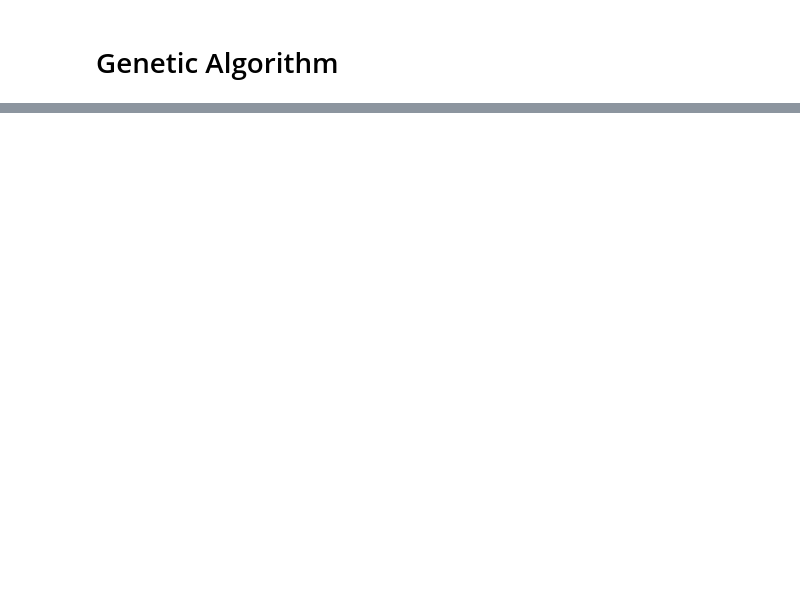
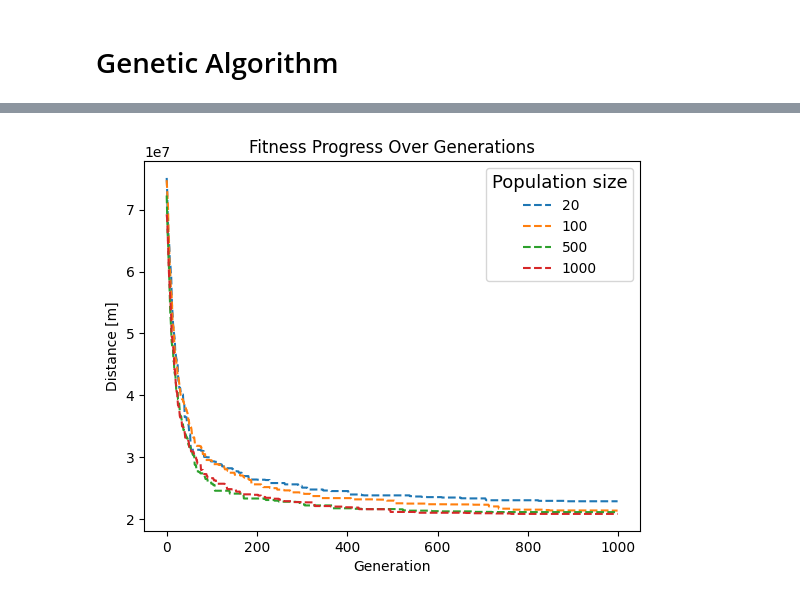
Before and after one commit to andreoniriccardo/TSP-app, a Jupyter notebook: development/TSP_tests.ipynb, the cells around one changed output, grey strips where cells are left out. Saved outputs shown, nothing was run; the diff lists cells and outputs as text; code cells hidden in the pictures; blank space fills up the shorter version.

Commit message:
results

```diff
--- a/development/TSP_tests.ipynb
+++ b/development/TSP_tests.ipynb
@@ -128,7 +130,10 @@ landmarks_test = [
 landmarks_distances = {}
 landmarks_durations = {}
 
-for (city_1, city_2) in combinations(landmarks_test, 2):
+for i, (city_1, city_2) in enumerate(combinations(landmarks_50, 2)):
+    if i % 100 == 0:
+        print("Combination", i)
+
     try:
         travel_data = maps.distance_matrix(origins=[city_1],
                                             destinations=[city_2],
@@ -147,8 +166,8 @@ for (city_1, city_2) in combinations(landmarks_test, 2):
 # %%
 # Save travel data to files
-with open('landmarks_distances.pickle', 'wb') as f:
+with open('landmarks50_distances.pickle', 'wb') as f:
     pickle.dump(landmarks_distances, f)
-with open('landmarks_durations.pickle', 'wb') as f:
+with open('landmarks50_durations.pickle', 'wb') as f:
     pickle.dump(landmarks_durations, f)
 # %%
 # Load travel data from files
@@ -372,7 +342,7 @@ print(idx_1, idx_2)
 # %%
-final_population = run_genetic_algorithm(landmarks_test, landmarks_distances, landmarks_durations,
+final_population, fitness_history = run_genetic_algorithm(landmarks_50, landmarks_distances, landmarks_durations,
                                         population_size=100,
-                                        max_generations=1000,
+                                        max_generations=100,
                                         evaluation_kind='distance')
 # %% [output]
 The best solution of generation 0 is:
@@ -454,0 +365,9 @@ i
+# %%
+pop_sizes = [20, 100, 500, 1000]
+results = {}
+for pop_size_i in pop_sizes:
+    final_population, results[str(pop_size_i)] = run_genetic_algorithm(landmarks_50, landmarks_distances, landmarks_durations,
+                                        population_size=pop_size_i,
+                                        max_generations=1000,
+                                        evaluation_kind='distance')
+    print(pop_size_i)
@@ -454,0 +392,16 @@ i
+# %%
+# Plot the fitness values
+for pop_size_i in results.keys():
+    plt.plot(range(len(results[pop_size_i])), results[pop_size_i], linestyle='dashed')
+
+
+plt.title('Fitness Progress Over Generations')
+plt.xlabel('Generation')
+plt.ylabel('Distance [m]')
+plt.legend(title='Population size', title_fontsize = 13, labels=results.keys())
+plt.grid(False)
+
+# Show or save the plot
+plt.savefig('fitness-over-gen.png')
+# %% [output]
+[figure, added]
```
Also changed, not shown: parts of 25 cells of this notebook, 5 other files.
